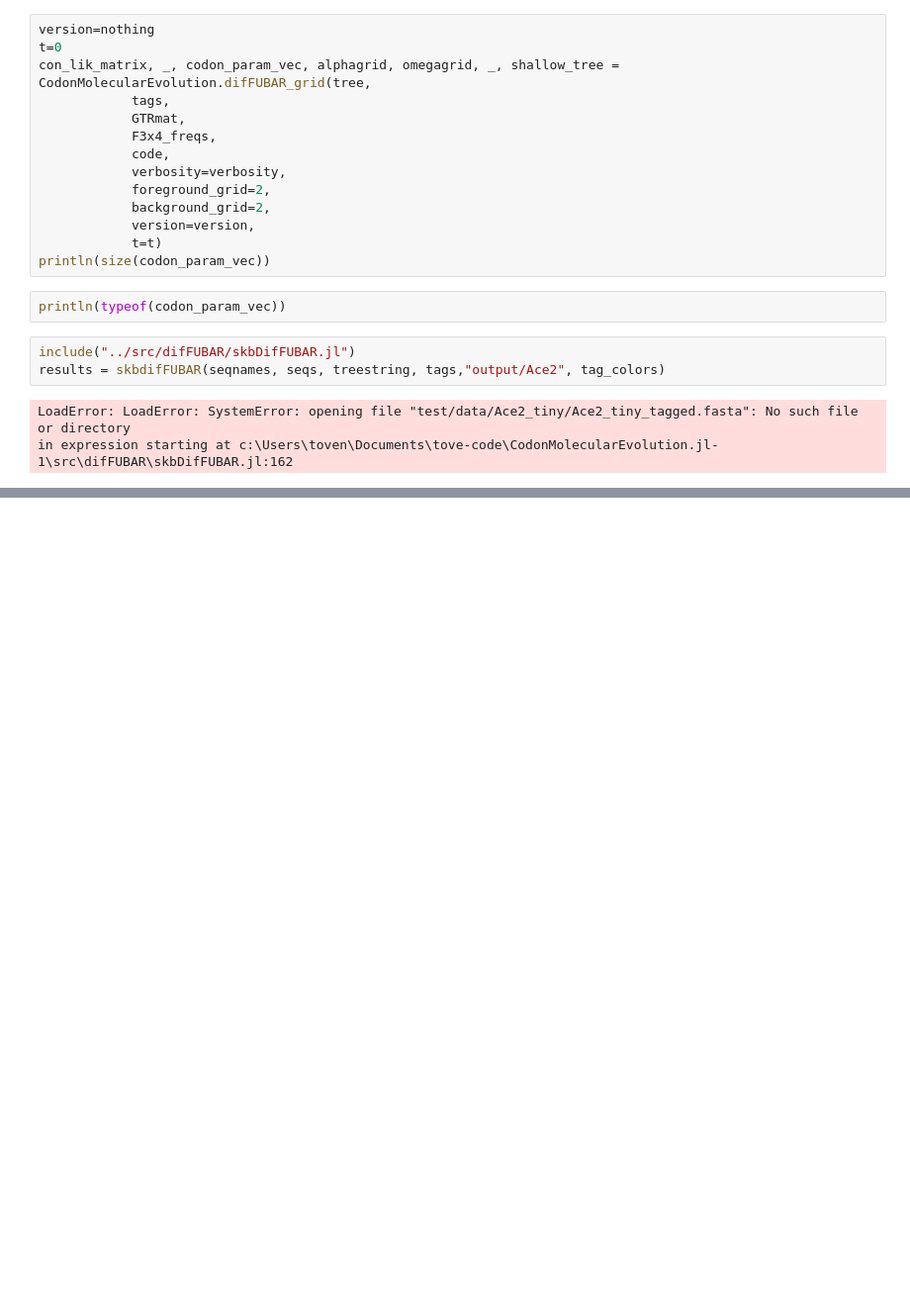
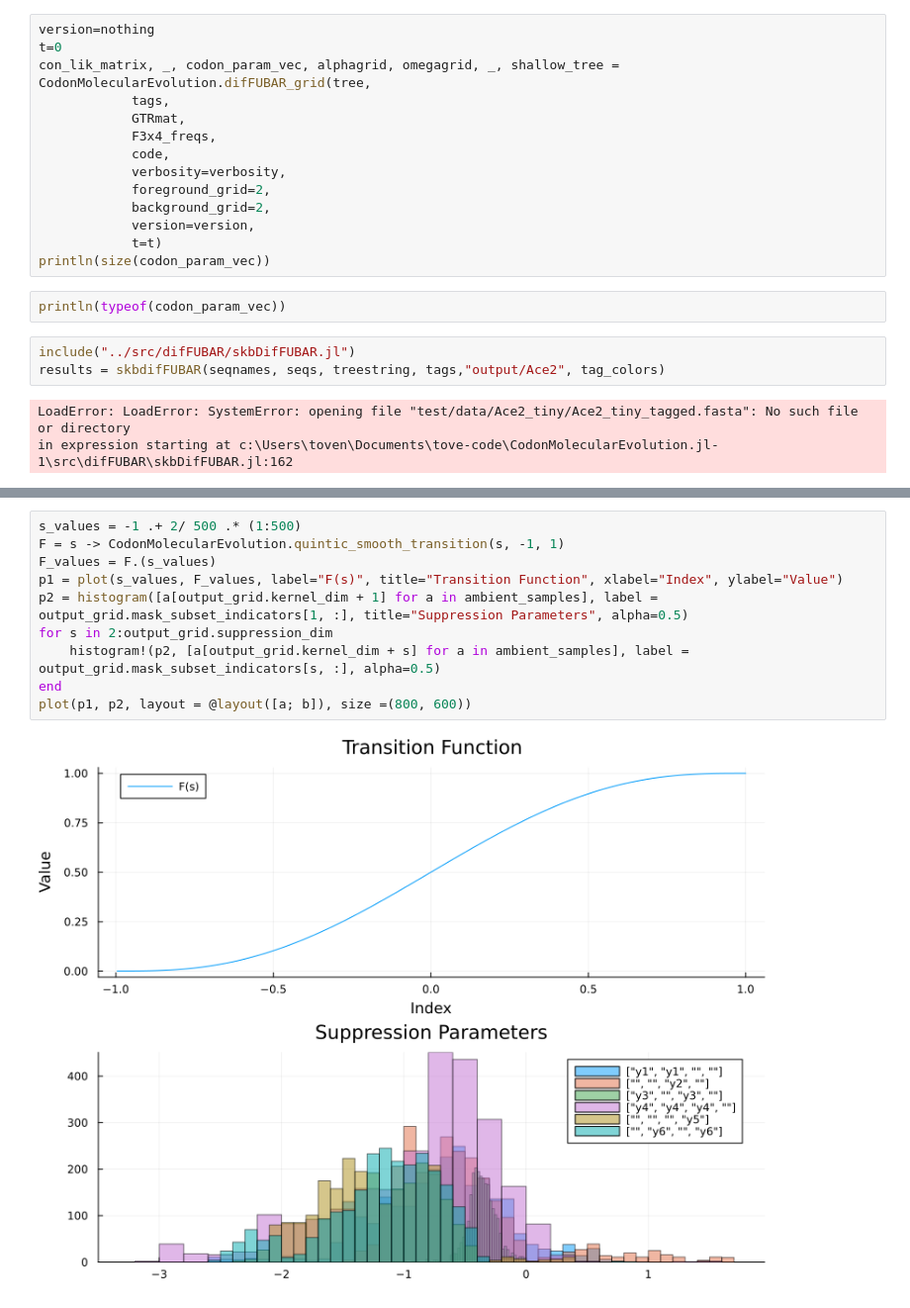
Before and after one commit to MurrellGroup/CodonMolecularEvolution.jl, a Jupyter notebook: faffing_about/faffing_about.ipynb, the cells around one changed output, grey strips where cells are left out. Shown: that part at 99% size. Cells and saved outputs as stored; diff of their text form; blank space fills up the shorter version.

```diff
--- a/faffing_about/faffing_about.ipynb
+++ b/faffing_about/faffing_about.ipynb
@@ -75,0 +94,12 @@ in expression starting at c:\Users\toven\Documents\tove-code\CodonMolecularEvolu
+# %%
+s_values = -1 .+ 2/ 500 .* (1:500)
+F = s -> CodonMolecularEvolution.quintic_smooth_transition(s, -1, 1)
+F_values = F.(s_values)
+p1 = plot(s_values, F_values, label="F(s)", title="Transition Function", xlabel="Index", ylabel="Value")
+p2 = histogram([a[output_grid.kernel_dim + 1] for a in ambient_samples], label = output_grid.mask_subset_indicators[1, :], title="Suppression Parameters", alpha=0.5)
+for s in 2:output_grid.suppression_dim
+    histogram!(p2, [a[output_grid.kernel_dim + s] for a in ambient_samples], label = output_grid.mask_subset_indicators[s, :], alpha=0.5)
+end
+plot(p1, p2, layout = @layout([a; b]), size =(800, 600))
+# %% [output]
+[figure, added]
```
Also changed, not shown: parts of 5 cells of this notebook, 1 other file.
